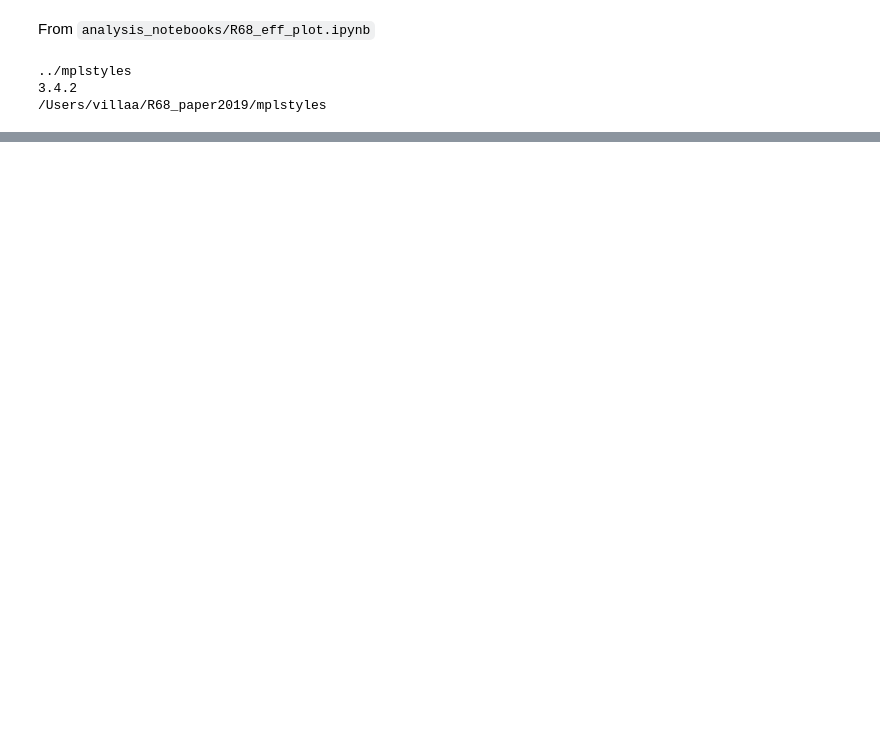
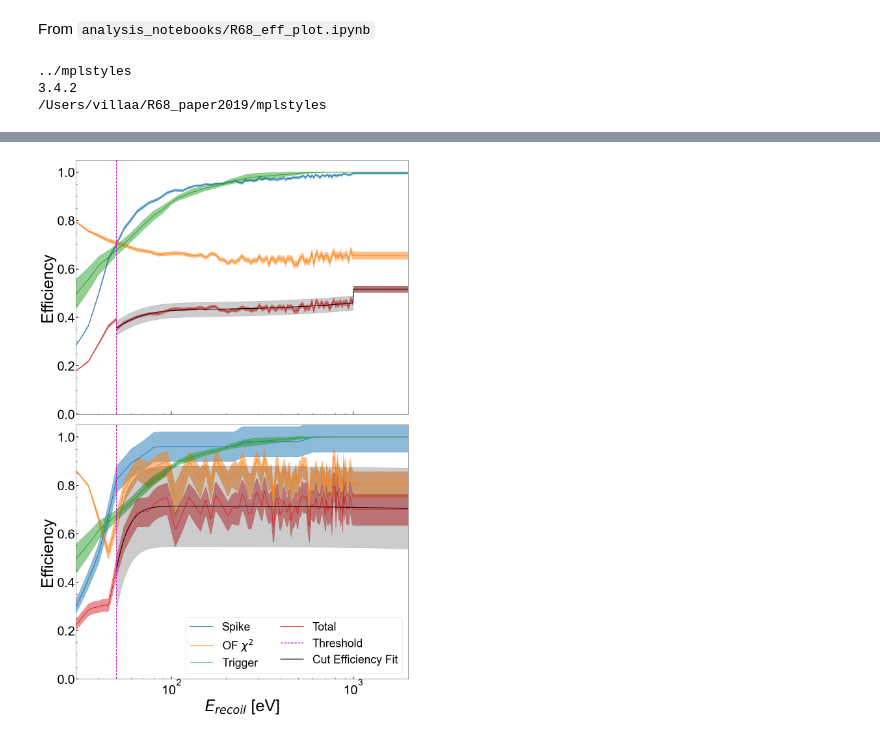
Before and after one commit to villano-lab/nrSiCap, a Jupyter notebook: PRL_Figures/Fig02_Estimated-Cut-Efficiencies.ipynb, the cells around one changed output, grey strips where cells are left out. Drawn from its saved outputs; the diff is of its cells as text; code cells hidden in the pictures; blank space fills up the shorter version.

```diff
--- a/PRL_Figures/Fig02_Estimated-Cut-Efficiencies.ipynb
+++ b/PRL_Figures/Fig02_Estimated-Cut-Efficiencies.ipynb
@@ -163,0 +164,97 @@ plt.show()
+# %%
+#try to make a stacked plot of these
+fig,axes = plt.subplots(2,1,figsize=(16,24),sharex=True)
+
+ax1=axes[0]
+ax2=axes[1]
+
+line,=ax1.plot(E_test, spikeEff(E_test), label='Spike')
+ax1.fill_between(E_test, spikeEff(E_test)-dspikeEff(E_test)[1], spikeEff(E_test)+dspikeEff(E_test)[0],
+                alpha=0.5, color=line.get_color())
+
+line,=ax1.plot(E_test,chisqEff(E_test), label='OF $\chi^2$')
+ax1.fill_between(E_test, chisqEff(E_test)-dchisqEff(E_test)[1], chisqEff(E_test)+dchisqEff(E_test)[0],
+                alpha=0.5, color=line.get_color())
+
+line,=ax1.plot(E_test,trigEff(E_test),label='Trigger')
+ax1.fill_between(E_test,trigEff(E_test)-dtrigEff(E_test),trigEff(E_test)+dtrigEff(E_test),alpha=0.5,color=line.get_color())
+
+line,=ax1.plot(E_test, cutEff(E_test), label='Total')
+ax1.fill_between(E_test, cutEff(E_test)-dcutEff(E_test)[1], cutEff(E_test)+dcutEff(E_test)[0],
+                alpha=0.5, color=line.get_color())
+
+#line,=ax.plot(E_test, trigburstEff(E_test), label='Trigger Burst')
+#ax.fill_between(E_test, trigburstEff(E_test)-dtrigburstEff(E_test)[1], trigburstEff(E_test)+dtrigburstEff(E_test)[0],
+#                alpha=0.5, color=line.get_color())
+
+ax1.axvline(E_thresh, color='m', linestyle='--', linewidth=2, label='Threshold')
+
+Efitmin=50
+Efitmax=1000
+cfit=(E_test>=Efitmin) & (E_test<Efitmax)
+popt,pcov=curve_fit(effFit_func,E_test[cfit], cutEff(E_test)[cfit],p0=[30,30,0.45,1e-4])
+
+#Set a single uncertainty for the fit to encompass all the 1-sigma discrepancies in the measured curve
+maxneg=np.max(np.abs( effFit_func(E_test,*popt) - (cutEff(E_test)-dcutEff(E_test)[1]))[cfit])
+maxpos=np.max(np.abs( effFit_func(E_test,*popt) - (cutEff(E_test)+dcutEff(E_test)[0]))[cfit])
+
+dEffFit=max(maxneg,maxpos)
+
+
+ax1.plot(E_test[E_test>Efitmin],cutEffFit(E_test[E_test>Efitmin]),'k',label='Cut Efficiency Fit')
+ax1.fill_between(E_test[E_test>Efitmin],(cutEffFit(E_test)-dcutEffFit(E_test))[E_test>Efitmin],(cutEffFit(E_test)+dcutEffFit(E_test))[E_test>Efitmin],color='k',alpha=0.2)
+
+#fig.suptitle('Pu/Be Cut Efficiencies')
+ax1.set_xlim(30,2e3)
+ax1.set_xscale('log')
+ax1.set_ylim(0,1.05)
+#ax1.set_xlabel(r'$E_{recoil}$ [eV]')
+ax1.set_ylabel('Efficiency')
+#ax1.legend(ncol=2)
+
+line,=ax2.plot(E_test, spikeEff_bkg(E_test), label='Spike')
+ax2.fill_between(E_test, spikeEff_bkg(E_test)-dspikeEff_bkg(E_test)[1], spikeEff_bkg(E_test)+dspikeEff_bkg(E_test)[0],
+                alpha=0.5, color=line.get_color())
+
+line,=ax2.plot(E_test,chisqEff_bkg(E_test), label='OF $\chi^2$')
+ax2.fill_between(E_test, chisqEff_bkg(E_test)-dchisqEff_bkg(E_test)[1], chisqEff_bkg(E_test)+dchisqEff_bkg(E_test)[0],
+                alpha=0.5, color=line.get_color())
+
+line,=ax2.plot(E_test,trigEff(E_test),label='Trigger')
+ax2.fill_between(E_test,trigEff(E_test)-dtrigEff(E_test),trigEff(E_test)+dtrigEff(E_test),alpha=0.5,color=line.get_color())
+
+line,=ax2.plot(E_test, cutEff_bkg(E_test), label='Total')
+ax2.fill_between(E_test, cutEff_bkg(E_test)-dcutEff_bkg(E_test)[1], cutEff_bkg(E_test)+dcutEff_bkg(E_test)[0],
+                alpha=0.5, color=line.get_color())
+
+next(ax2._get_lines.prop_cycler)['color']
+
+ax2.axvline(E_thresh, color='m', linestyle='--', linewidth=2, label='Threshold')
+
+#Fit with smooth function
+Efitmin=50
+popt,pcov=curve_fit(effFit_func,E_test[E_test>Efitmin], cutEff_bkg(E_test)[E_test>Efitmin],p0=[30,30,0.45,1e-4])
+
+#Set a single uncertainty for the fir to encompass all the 1-sigma discrepancies in the measured curve
+maxneg=np.max(np.abs( effFit_func(E_test,*popt) - (cutEff_bkg(E_test)-dcutEff_bkg(E_test)[1]))[E_test>Efitmin])
+maxpos=np.max(np.abs( effFit_func(E_test,*popt) - (cutEff_bkg(E_test)+dcutEff_bkg(E_test)[0]))[E_test>Efitmin])
+dEffFit_bkg=max(maxneg,maxpos)
+
+
+ax2.plot(E_test[E_test>Efitmin],cutEffFit_bkg(E_test[E_test>Efitmin]),'k',label='Cut Efficiency Fit')
+ax2.fill_between(E_test[E_test>Efitmin],(cutEffFit_bkg(E_test)-dcutEffFit_bkg(E_test))[E_test>Efitmin],(cutEffFit_bkg(E_test)+dcutEffFit_bkg(E_test))[E_test>Efitmin],color='k',alpha=0.2)
+
+#fig.suptitle('Background Cut Efficiencies')
+ax2.set_xlim(30,2e3)
+ax2.set_xscale('log')
+ax2.set_ylim(0,1.05)
+ax2.set_xlabel(r'$E_{recoil}$ [eV]')
+ax2.set_ylabel('Efficiency')
+ax2.legend(ncol=2)
+
+plt.tight_layout()
+
+plt.savefig('figures/cut_effs_all.pdf')
+plt.show()
+# %% [output]
+[figure, added]
```
Also changed, not shown: parts of 2 cells of this notebook, 3 other files.
